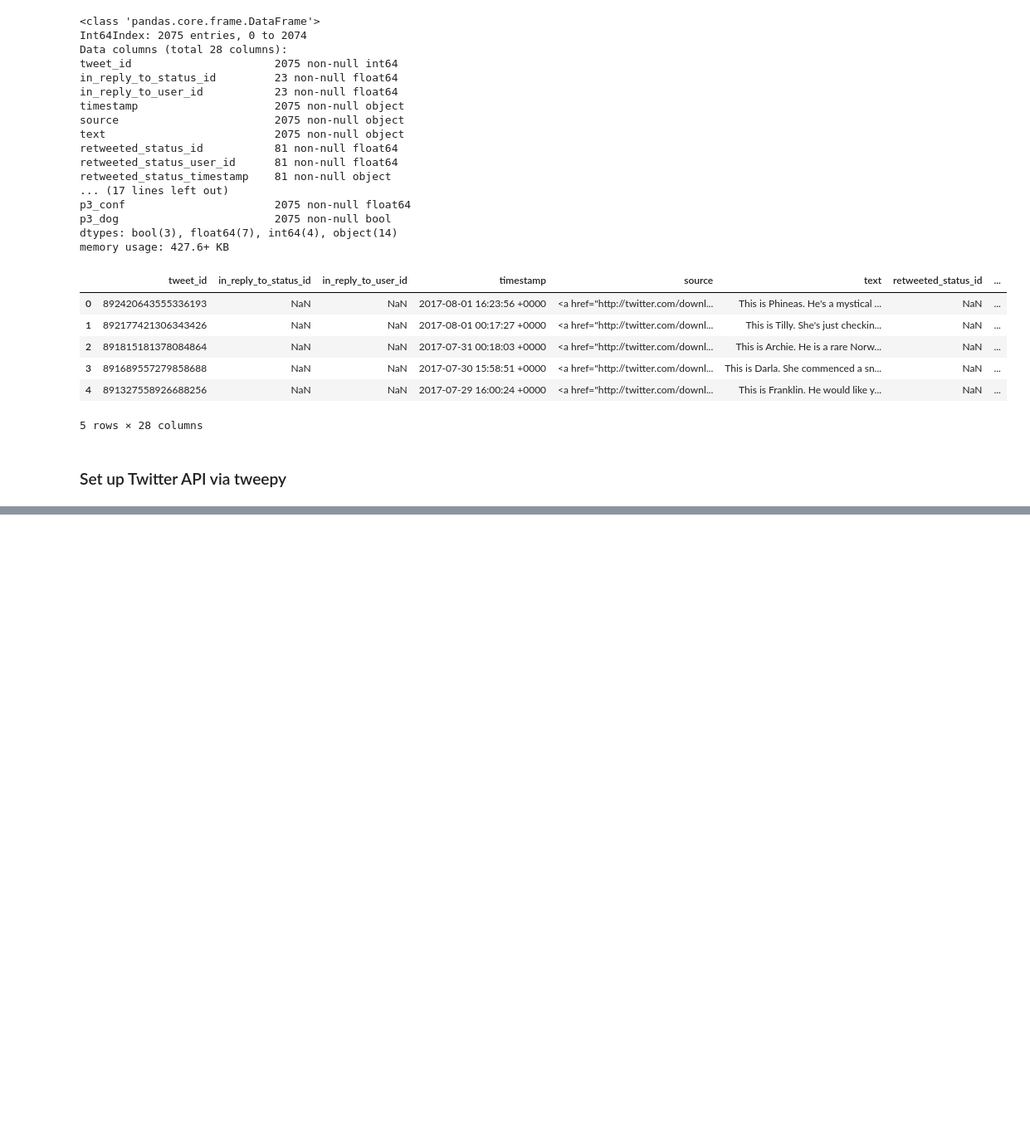
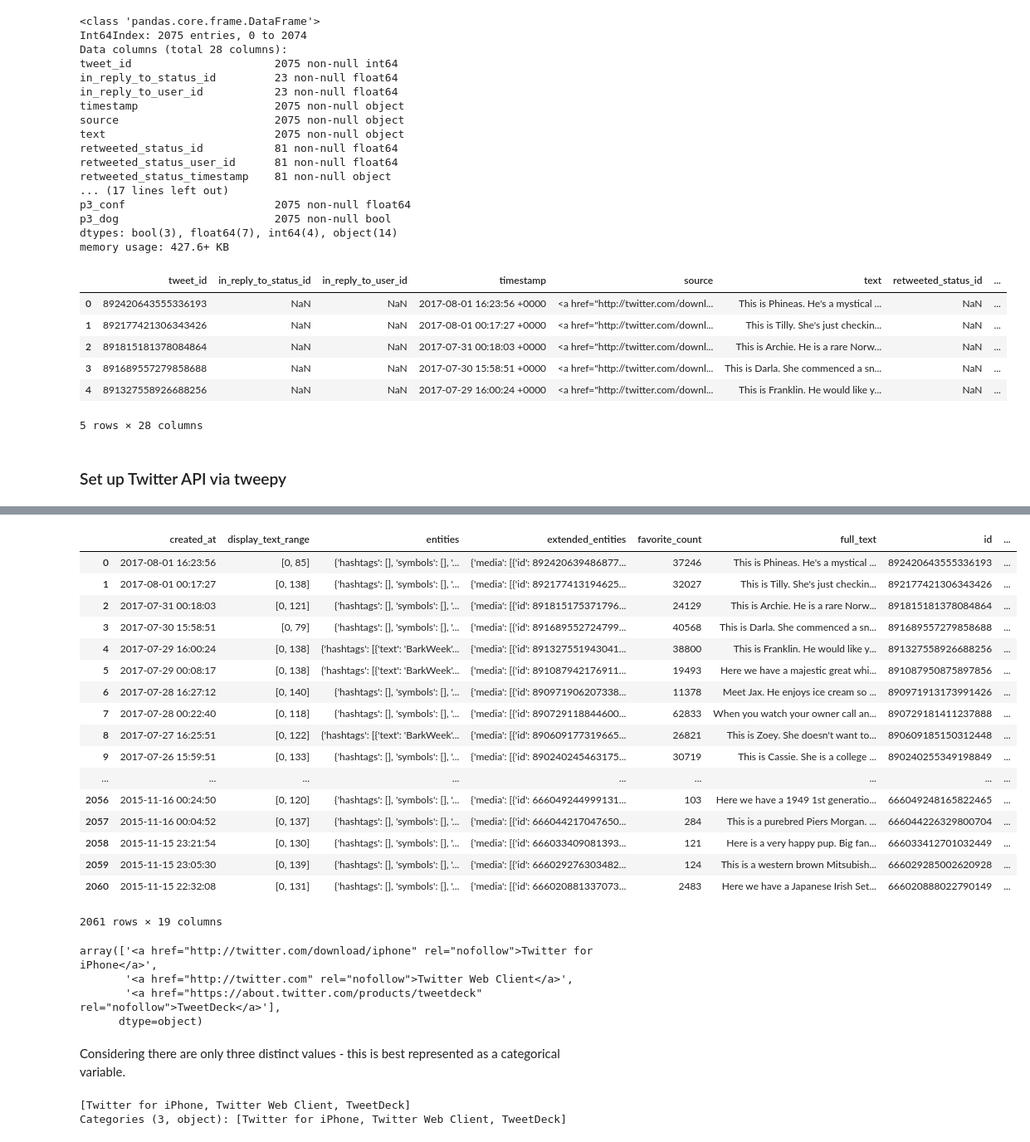
Before and after one commit to s8/twitter_wrangling, a Jupyter notebook: wrangle_act.ipynb, the cells around one changed output, grey strips where cells are left out. Shown: that part at 83% size. Drawn from its saved outputs; the diff is of its cells as text; code cells hidden in the pictures; blank space fills up the shorter version.

```diff
--- a/wrangle_act.ipynb
+++ b/wrangle_act.ipynb
@@ -197,0 +352,32 @@ ValueError: Unexpected character found when decoding 'true'
+# %%
+# For the purpose of our analysis - we can drop the 'user' column
+tweets.drop(columns = 'user')
+# %% [output]
+|  | created_at | display_text_range | entities | extended_entities | favorite_count | full_text | id | ... |
+| 0 | 2017-08-01 16:23:56 | [0, 85] | {'hashtags': [], 'symbols': [], '... | {'media': [{'id': 892420639486877... | 37246 | This is Phineas. He's a mystical ... | 892420643555336193 | ... |
+| 1 | 2017-08-01 00:17:27 | [0, 138] | {'hashtags': [], 'symbols': [], '... | {'media': [{'id': 892177413194625... | 32027 | This is Tilly. She's just checkin... | 892177421306343426 | ... |
+| 2 | 2017-07-31 00:18:03 | [0, 121] | {'hashtags': [], 'symbols': [], '... | {'media': [{'id': 891815175371796... | 24129 | This is Archie. He is a rare Norw... | 891815181378084864 | ... |
+| 3 | 2017-07-30 15:58:51 | [0, 79] | {'hashtags': [], 'symbols': [], '... | {'media': [{'id': 891689552724799... | 40568 | This is Darla. She commenced a sn... | 891689557279858688 | ... |
+| 4 | 2017-07-29 16:00:24 | [0, 138] | {'hashtags': [{'text': 'BarkWeek'... | {'media': [{'id': 891327551943041... | 38800 | This is Franklin. He would like y... | 891327558926688256 | ... |
+| 5 | 2017-07-29 00:08:17 | [0, 138] | {'hashtags': [{'text': 'BarkWeek'... | {'media': [{'id': 891087942176911... | 19493 | Here we have a majestic great whi... | 891087950875897856 | ... |
+| 6 | 2017-07-28 16:27:12 | [0, 140] | {'hashtags': [], 'symbols': [], '... | {'media': [{'id': 890971906207338... | 11378 | Meet Jax. He enjoys ice cream so ... | 890971913173991426 | ... |
+| 7 | 2017-07-28 00:22:40 | [0, 118] | {'hashtags': [], 'symbols': [], '... | {'media': [{'id': 890729118844600... | 62833 | When you watch your owner call an... | 890729181411237888 | ... |
+| 8 | 2017-07-27 16:25:51 | [0, 122] | {'hashtags': [{'text': 'BarkWeek'... | {'media': [{'id': 890609177319665... | 26821 | This is Zoey. She doesn't want to... | 890609185150312448 | ... |
+| 9 | 2017-07-26 15:59:51 | [0, 133] | {'hashtags': [], 'symbols': [], '... | {'media': [{'id': 890240245463175... | 30719 | This is Cassie. She is a college ... | 890240255349198849 | ... |
+| ... | ... | ... | ... | ... | ... | ... | ... | ... |
+| 2056 | 2015-11-16 00:24:50 | [0, 120] | {'hashtags': [], 'symbols': [], '... | {'media': [{'id': 666049244999131... | 103 | Here we have a 1949 1st generatio... | 666049248165822465 | ... |
+| 2057 | 2015-11-16 00:04:52 | [0, 137] | {'hashtags': [], 'symbols': [], '... | {'media': [{'id': 666044217047650... | 284 | This is a purebred Piers Morgan. ... | 666044226329800704 | ... |
+| 2058 | 2015-11-15 23:21:54 | [0, 130] | {'hashtags': [], 'symbols': [], '... | {'media': [{'id': 666033409081393... | 121 | Here is a very happy pup. Big fan... | 666033412701032449 | ... |
+| 2059 | 2015-11-15 23:05:30 | [0, 139] | {'hashtags': [], 'symbols': [], '... | {'media': [{'id': 666029276303482... | 124 | This is a western brown Mitsubish... | 666029285002620928 | ... |
+| 2060 | 2015-11-15 22:32:08 | [0, 131] | {'hashtags': [], 'symbols': [], '... | {'media': [{'id': 666020881337073... | 2483 | Here we have a Japanese Irish Set... | 666020888022790149 | ... |
+2061 rows × 19 columns
+# %%
+# how many various sources were used to post tweets?
+tweets.source.unique()
+# %% [output]
+array(['<a href="http://twitter.com/download/iphone" rel="nofollow">Twitter for iPhone</a>',
+       '<a href="http://twitter.com" rel="nofollow">Twitter Web Client</a>',
+       '<a href="https://about.twitter.com/products/tweetdeck" rel="nofollow">TweetDeck</a>'],
+      dtype=object)
+# %% [markdown]
+Considering there are only three distinct values - this is best represented as a categorical variable.
@@ -197,0 +386,5 @@ ValueError: Unexpected character found when decoding 'true'
+# %%
+tweets.source.unique()
+# %% [output]
+[Twitter for iPhone, Twitter Web Client, TweetDeck]
+Categories (3, object): [Twitter for iPhone, Twitter Web Client, TweetDeck]
```
Also changed, not shown: parts of 23 cells of this notebook, 2 other files.
